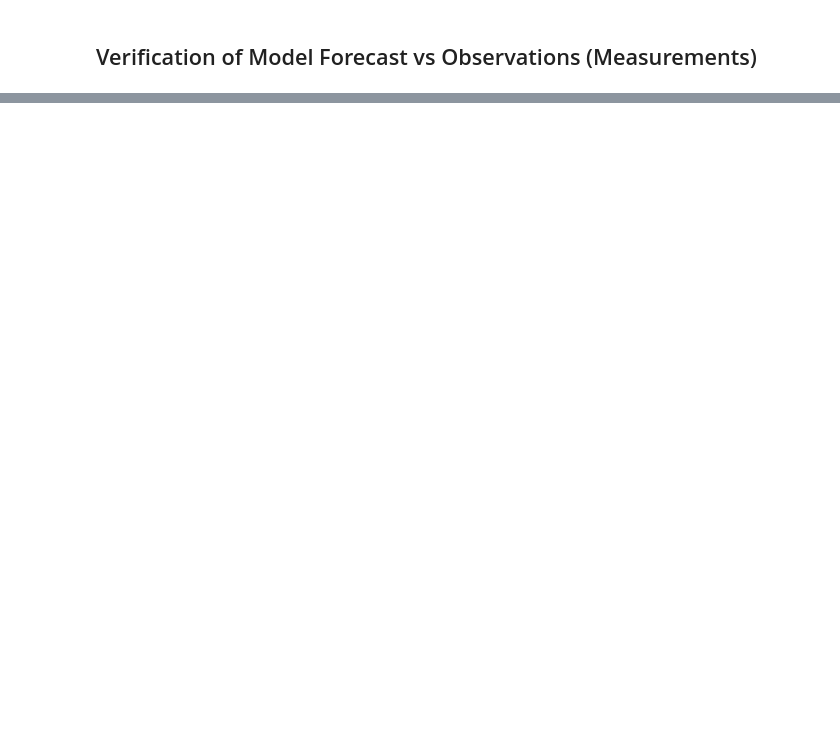
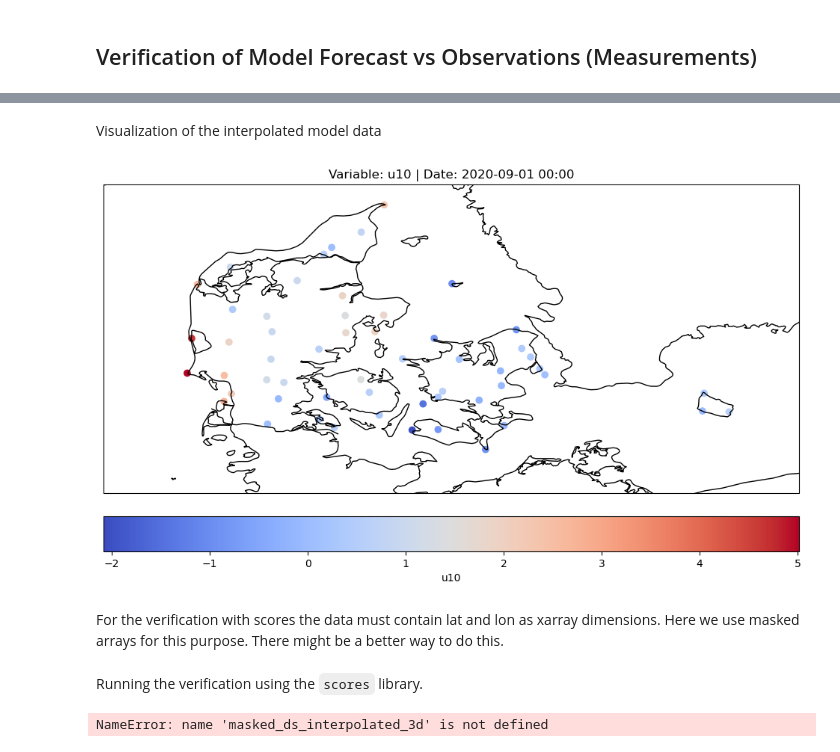
Before and after one commit to CarloSaccardi/GNNs4WP, a Jupyter notebook: docs/notebooks/verification.ipynb, the cells around one changed output, grey strips where cells are left out. Cells and saved outputs as stored; diff of their text form; code cells hidden in the pictures; blank space fills up the shorter version.

```diff
--- a/docs/notebooks/verification.ipynb
+++ b/docs/notebooks/verification.ipynb
@@ -125,0 +322,29 @@ plt.show()
+# %% [markdown]
+Visualization of the interpolated model data
+# %%
+fig, ax = plt.subplots(figsize=(12, 8), subplot_kw={
+                       "projection": ccrs.PlateCarree()})
+ax.set_extent([7, 16, 54, 58], crs=ccrs.PlateCarree())
+
+map = ax.scatter(
+    ds_obs["lon"],
+    ds_obs["lat"],
+    c=interpolated[var_plot][0],
+    cmap="coolwarm",
+    transform=ccrs.PlateCarree(),
+)
+
+ax.add_feature(cfeature.COASTLINE)
+ax.add_feature(cfeature.BORDERS)
+
+cbar = plt.colorbar(map, ax=ax, orientation="horizontal", pad=0.05)
+cbar.set_label(var_plot)
+
+
+plt.title(title)
+plt.show()
+# %% [output]
+[figure, added]
+# %% [markdown]
+For the verification with scores the data must contain lat and lon as xarray dimensions.
+Here we use masked arrays for this purpose. There might be a better way to do this.
@@ -125,0 +390,22 @@ plt.show()
+# %% [markdown]
+Running the verification using the `scores` library.
+# %%
+fcst = masked_ds_interpolated_3d[var_plot]
+obs = masked_ds_obs_3d[var_plot]
+
+# Set the threshold and window size
+threshold = 1
+window_size = (5, 5)
+
+# Calculate FSS using the scores library
+fss_result = fss_2d(
+    fcst,
+    obs,
+    event_threshold=threshold,
+    window_size=window_size,
+    spatial_dims=("lat", "lon"),
+)
+
+print(f"FSS Score: {fss_result.values}")
+# %% [output]
+NameError: name 'masked_ds_interpolated_3d' is not defined
```
Also changed, not shown: parts of 20 cells of this notebook.
